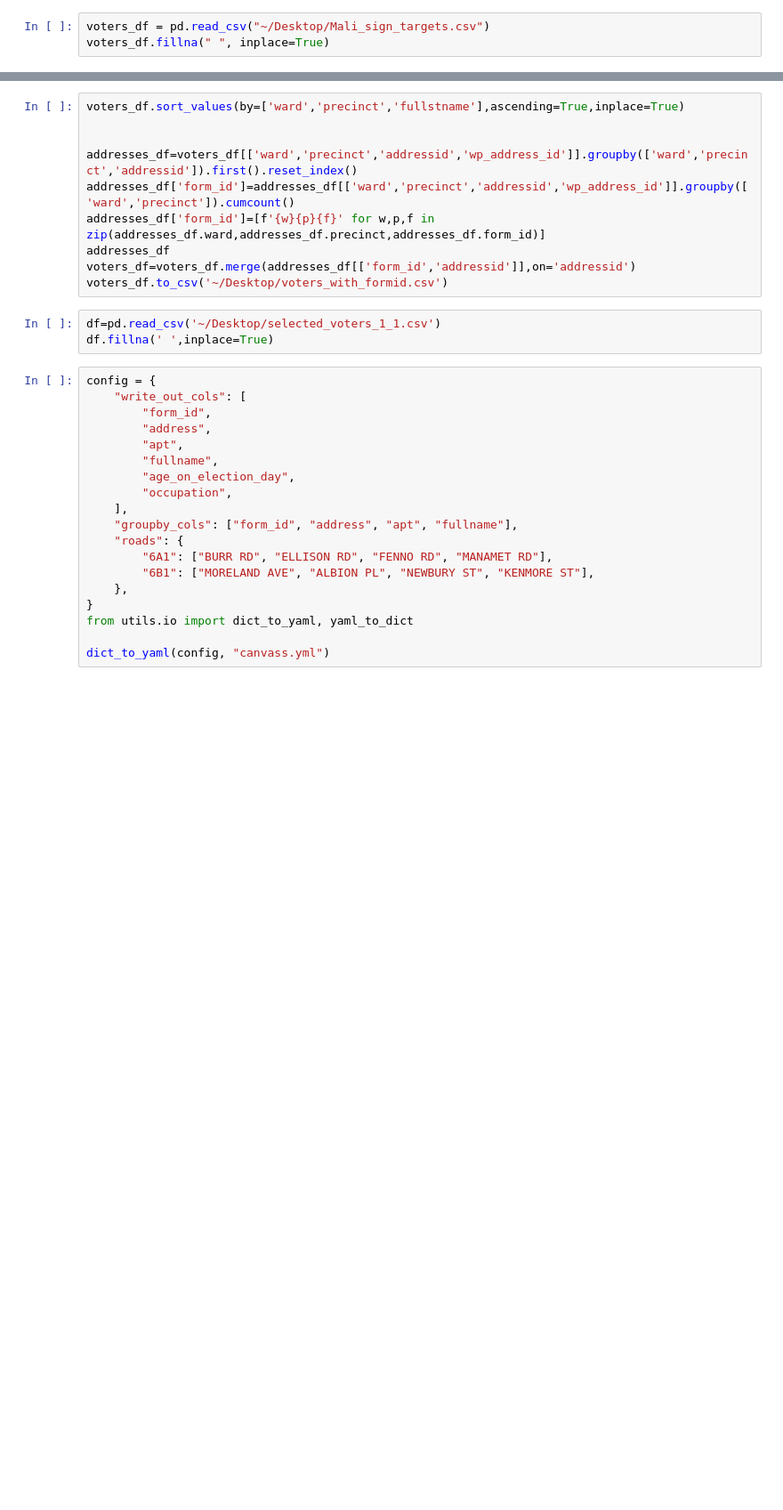
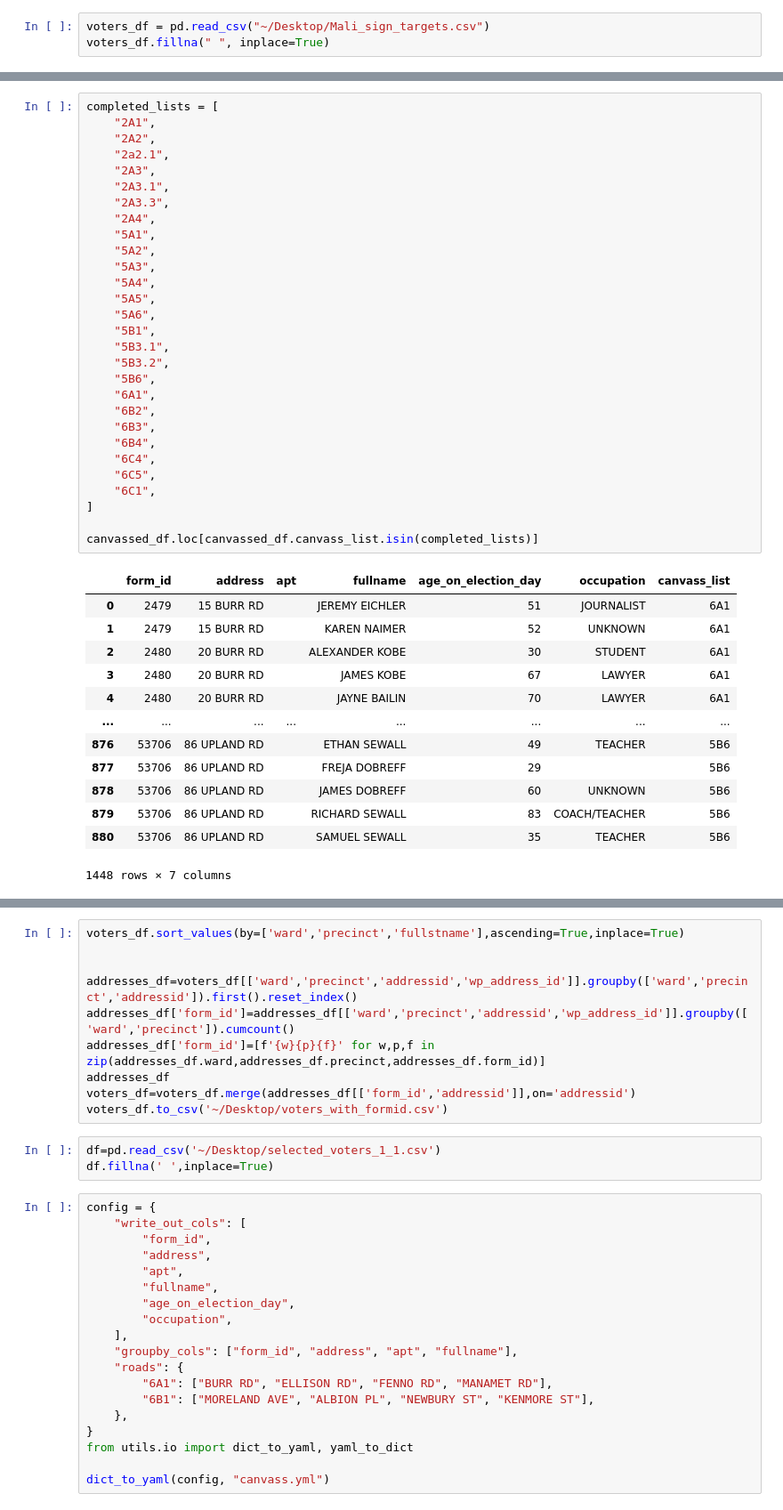
Before and after one commit to lindseygulden/newton, a Jupyter notebook: voters/canvass.ipynb, the cells around one changed output, grey strips where cells are left out. Shown: that part at 89% size. Saved outputs shown, nothing was run; the diff lists cells and outputs as text; blank space fills up the shorter version.

```diff
--- a/voters/canvass.ipynb
+++ b/voters/canvass.ipynb
@@ -24,0 +196,43 @@ for street in streets:
+# %%
+completed_lists = [
+    "2A1",
+    "2A2",
+    "2a2.1",
+    "2A3",
+    "2A3.1",
+    "2A3.3",
+    "2A4",
+    "5A1",
+    "5A2",
+    "5A3",
+    "5A4",
+    "5A5",
+    "5A6",
+    "5B1",
+    "5B3.1",
+    "5B3.2",
+    "5B6",
+    "6A1",
+    "6B2",
+    "6B3",
+    "6B4",
+    "6C4",
+    "6C5",
+    "6C1",
+]
+
+canvassed_df.loc[canvassed_df.canvass_list.isin(completed_lists)]
+# %% [output]
+|  | form_id | address | apt | fullname | age_on_election_day | occupation | canvass_list |
+| 0 | 2479 | 15 BURR RD |  | JEREMY EICHLER | 51 | JOURNALIST | 6A1 |
+| 1 | 2479 | 15 BURR RD |  | KAREN NAIMER | 52 | UNKNOWN | 6A1 |
+| 2 | 2480 | 20 BURR RD |  | ALEXANDER KOBE | 30 | STUDENT | 6A1 |
+| 3 | 2480 | 20 BURR RD |  | JAMES KOBE | 67 | LAWYER | 6A1 |
+| 4 | 2480 | 20 BURR RD |  | JAYNE BAILIN | 70 | LAWYER | 6A1 |
+| ... | ... | ... | ... | ... | ... | ... | ... |
+| 876 | 53706 | 86 UPLAND RD |  | ETHAN SEWALL | 49 | TEACHER | 5B6 |
+| 877 | 53706 | 86 UPLAND RD |  | FREJA DOBREFF | 29 |  | 5B6 |
+| 878 | 53706 | 86 UPLAND RD |  | JAMES DOBREFF | 60 | UNKNOWN | 5B6 |
+| 879 | 53706 | 86 UPLAND RD |  | RICHARD SEWALL | 83 | COACH/TEACHER | 5B6 |
+| 880 | 53706 | 86 UPLAND RD |  | SAMUEL SEWALL | 35 | TEACHER | 5B6 |
+1448 rows × 7 columns
```
Also changed, not shown: parts of 17 cells of this notebook, 4 other files.
